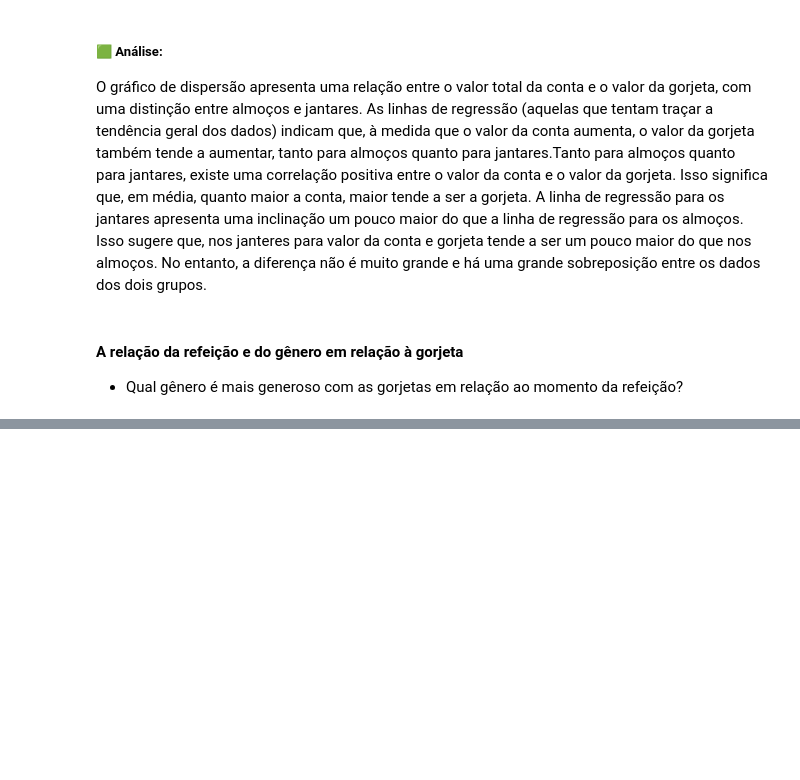
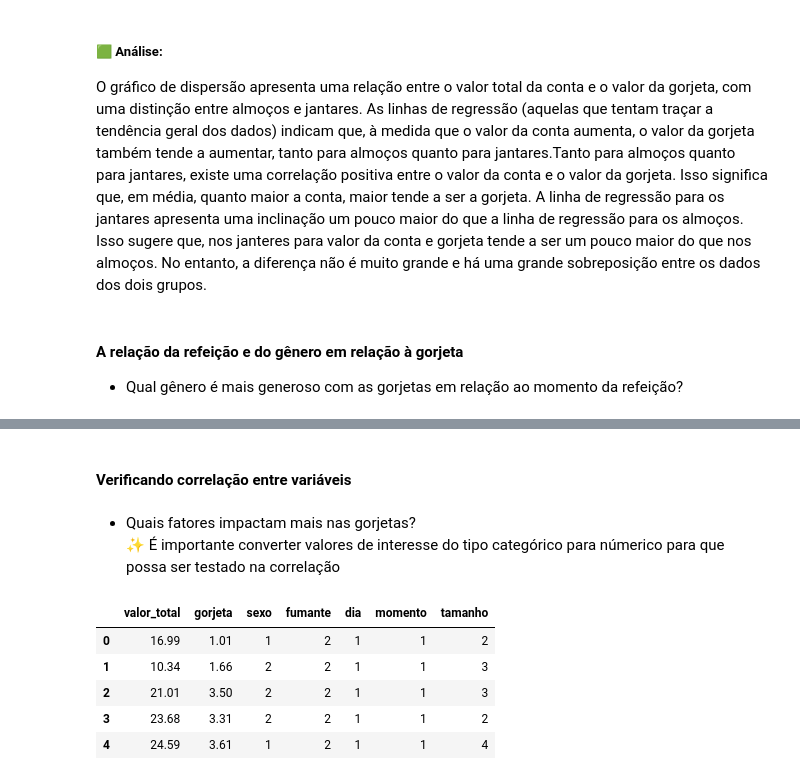
Before and after one commit to carloscamposb/avanti-bootcamp-cdd, a Jupyter notebook: notebooks/01-exploratory_data_analysis.ipynb, the cells around one changed output, grey strips where cells are left out. Saved outputs shown, nothing was run; the diff lists cells and outputs as text; code cells hidden in the pictures; blank space fills up the shorter version.

```diff
--- a/notebooks/01-exploratory_data_analysis.ipynb
+++ b/notebooks/01-exploratory_data_analysis.ipynb
@@ -579,0 +583,19 @@ plt.show()
+# %% [markdown]
+#### Verificando correlação entre variáveis
+# %% [markdown]
+* Quais fatores impactam mais nas gorjetas? <br>
+✨ É importante converter valores de interesse do tipo categórico para númerico para que possa ser testado na correlação
+# %%
+df.replace({'Sim':'1', 'Não':'2'}, inplace=True)
+df.replace({'Mulher':'1', 'Homem':'2'}, inplace=True)
+df.replace({'Domingo':'1', 'Sábado':'2', 'Quinta':'3', 'Sexta':4}, inplace=True)
+df.replace({'Jantar':'1', 'Almoço':'2'}, inplace=True)
+
+df.head()
+# %% [output]
+|  | valor_total | gorjeta | sexo | fumante | dia | momento | tamanho |
+| 0 | 16.99 | 1.01 | 1 | 2 | 1 | 1 | 2 |
+| 1 | 10.34 | 1.66 | 2 | 2 | 1 | 1 | 3 |
+| 2 | 21.01 | 3.50 | 2 | 2 | 1 | 1 | 3 |
+| 3 | 23.68 | 3.31 | 2 | 2 | 1 | 1 | 2 |
+| 4 | 24.59 | 3.61 | 1 | 2 | 1 | 1 | 4 |
```
Also changed, not shown: parts of 15 cells of this notebook, 2 other files.
